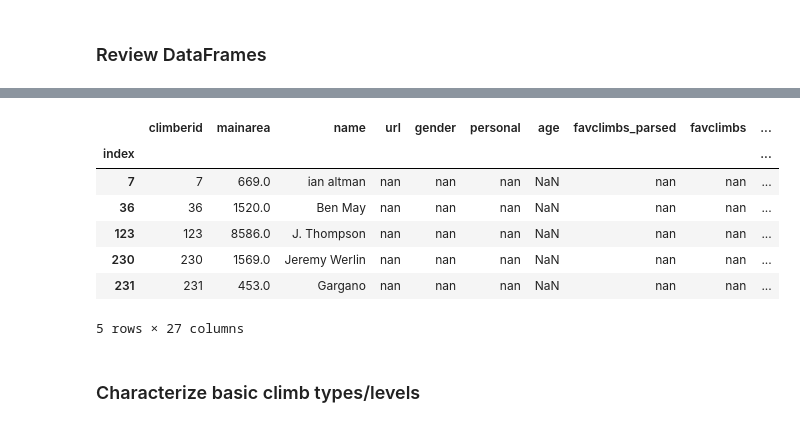
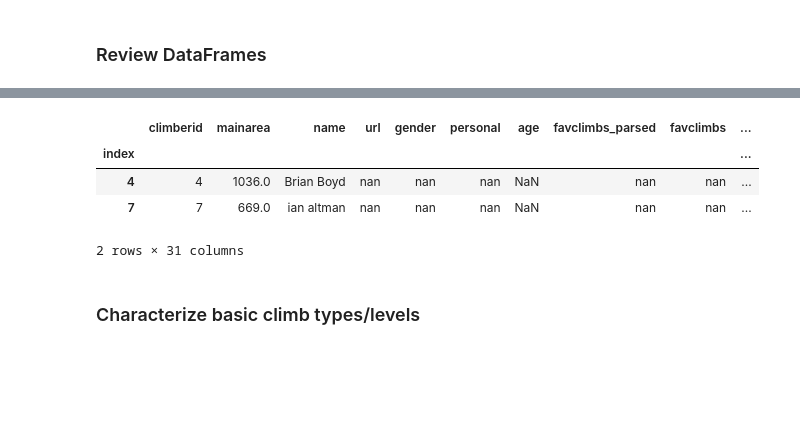
Before and after one commit to askerry/cragcrunch, a Jupyter notebook: Notebook 4. Data Exploration.ipynb, the cells around one changed output, grey strips where cells are left out. Cells and saved outputs as stored; diff of their text form; code cells hidden in the pictures; blank space fills up the shorter version.

```diff
--- a/Notebook 4. Data Exploration.ipynb
+++ b/Notebook 4. Data Exploration.ipynb
@@ -66,14 +103,11 @@ codf.head(2)
 # %%
-cldf.head()
+cldf.head(2)
 # %% [output]
 |  | climberid | mainarea | name | url | gender | personal | age | favclimbs_parsed | favclimbs | ... |
 | index |  |  |  |  |  |  |  |  |  | ... |
+| 4 | 4 | 1036.0 | Brian Boyd | nan | nan | nan | NaN | nan | nan | ... |
 | 7 | 7 | 669.0 | ian altman | nan | nan | nan | NaN | nan | nan | ... |
-| 36 | 36 | 1520.0 | Ben May | nan | nan | nan | NaN | nan | nan | ... |
-| 123 | 123 | 8586.0 | J. Thompson | nan | nan | nan | NaN | nan | nan | ... |
-| 230 | 230 | 1569.0 | Jeremy Werlin | nan | nan | nan | NaN | nan | nan | ... |
-| 231 | 231 | 453.0 | Gargano | nan | nan | nan | NaN | nan | nan | ... |
-5 rows × 27 columns
+2 rows × 31 columns
 # %% [markdown]
 ### Characterize basic climb types/levels
 # %%
```
Also changed, not shown: parts of 31 cells of this notebook, 12 other files.
